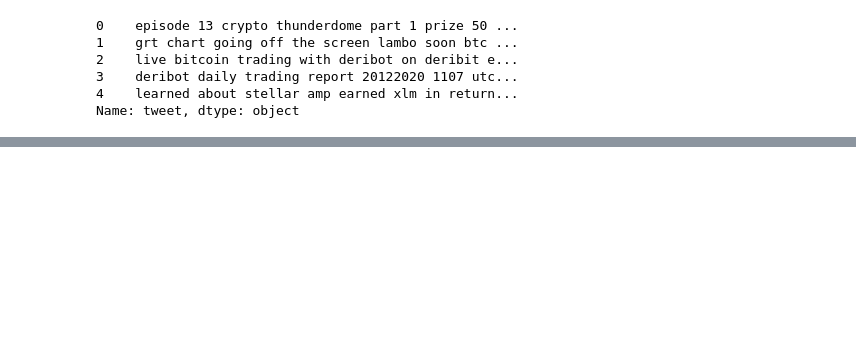
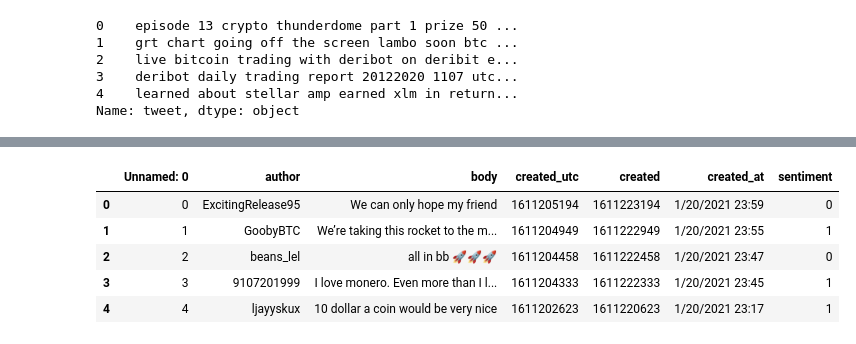
Before and after one commit to lumalav/CAP6640FinalProject, a Jupyter notebook: Twitter Sentiment Classification.ipynb, the cells around one changed output, grey strips where cells are left out. Cells and saved outputs as stored; diff of their text form; code cells hidden in the pictures; blank space fills up the shorter version.

```diff
--- a/Twitter Sentiment Classification.ipynb
+++ b/Twitter Sentiment Classification.ipynb
@@ -133,0 +253,2 @@ NameError: name 'train_on_gpu' is not defined
+# %%
+reddit_df['sentiment'] = reddit_df.apply(lambda row: predict(model, row['body']), axis=1)
@@ -133,0 +273,9 @@ NameError: name 'train_on_gpu' is not defined
+# %%
+reddit_df.head()
+# %% [output]
+|  | Unnamed: 0 | author | body | created_utc | created | created_at | sentiment |
+| 0 | 0 | ExcitingRelease95 | We can only hope my friend | 1611205194 | 1611223194 | 1/20/2021 23:59 | 0 |
+| 1 | 1 | GoobyBTC | We’re taking this rocket to the m... | 1611204949 | 1611222949 | 1/20/2021 23:55 | 1 |
+| 2 | 2 | beans_lel | all in bb 🚀🚀🚀 | 1611204458 | 1611222458 | 1/20/2021 23:47 | 0 |
+| 3 | 3 | 9107201999 | I love monero. Even more than I l... | 1611204333 | 1611222333 | 1/20/2021 23:45 | 1 |
+| 4 | 4 | ljayyskux | 10 dollar a coin would be very nice | 1611202623 | 1611220623 | 1/20/2021 23:17 | 1 |
```
Also changed, not shown: parts of 16 cells of this notebook, 7 other files.
